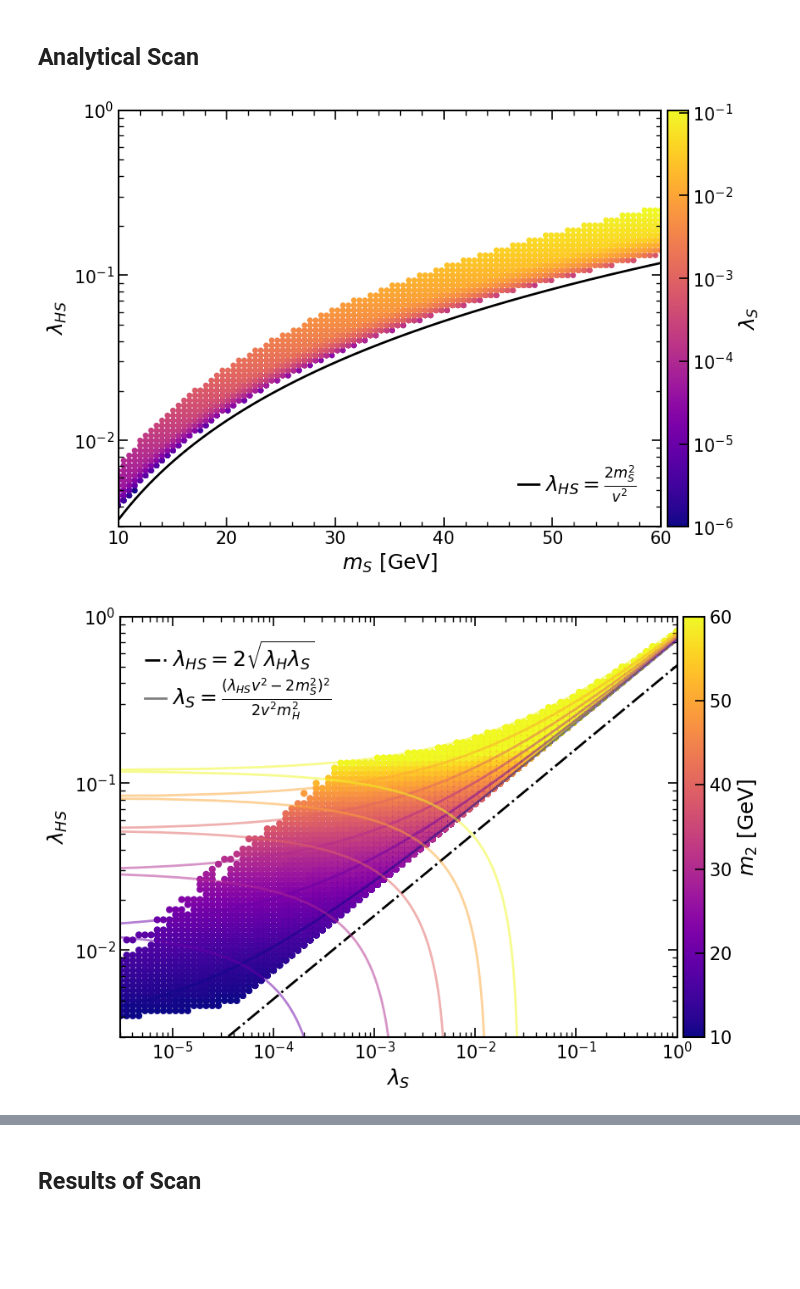
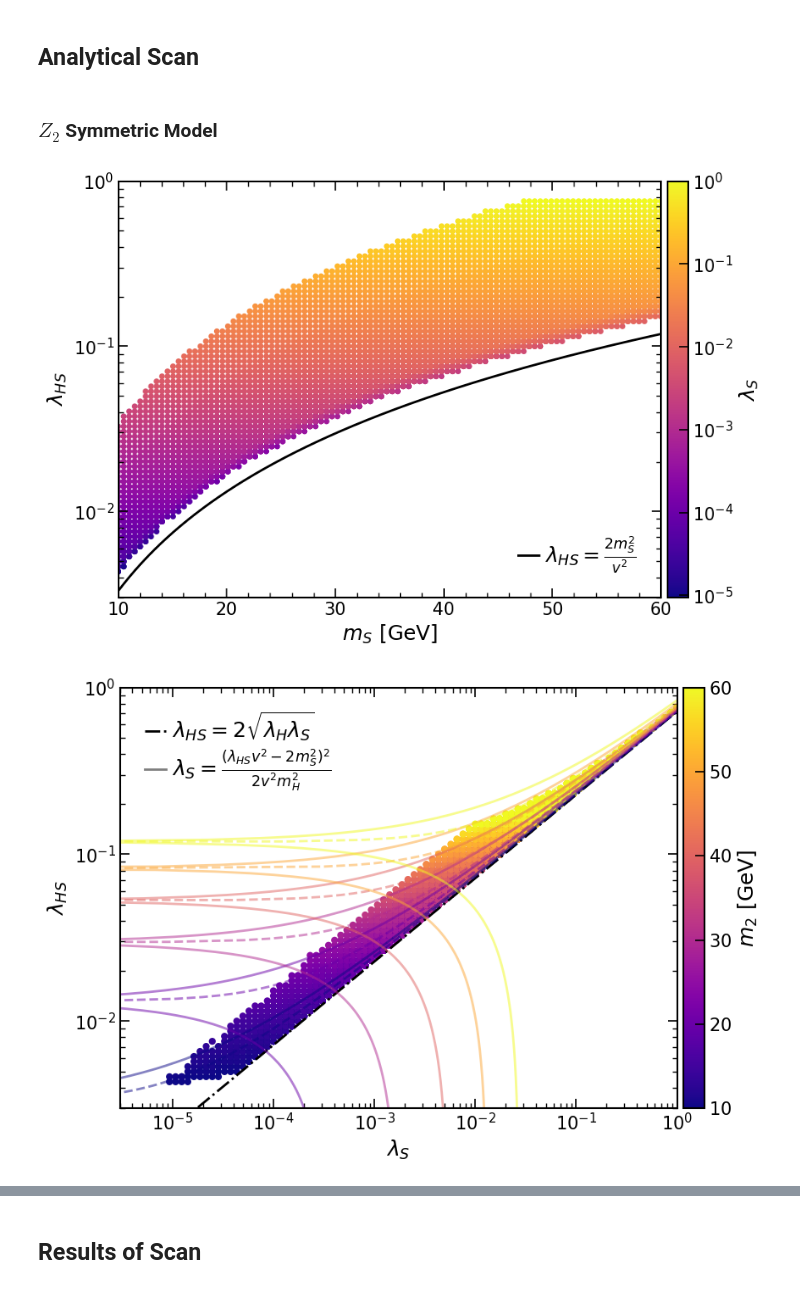
Before and after one commit to Diego-gt-phys/TFM-Repository, a Jupyter notebook: xSM_Analysis.ipynb, the cells around one changed output, grey strips where cells are left out. Saved outputs shown, nothing was run; the diff lists cells and outputs as text; code cells hidden in the pictures; blank space fills up the shorter version.

```diff
--- a/xSM_Analysis.ipynb
+++ b/xSM_Analysis.ipynb
@@ -55,12 +55,12 @@ def physical_to_lagrangian(m1, m2, theta, v, lHS, lS, mu3):
 (Specific Parameters)
 # %%
 m1  = 125.20
-m2  = 30
-th  = 0.001
+m2  = 60
+th  = 0.0
 v0  = 246.22
-lHS = 0.05
-lS  = 0.005
-mu3 = 1e-4*v0
+lHS = 0.265609
+lS  = 0.107227
+mu3 = 0*246.22
 
 params = physical_to_lagrangian(
     m1    = m1,
@@ -180,7 +180,7 @@ The EW vaccum is stable
 # %%
 # Set the values of h & s
 hmin, hmax = (-10, 300)
-smin, smax = (-550, 550)
+smin, smax = (-250, 250)
 
 # Create the Paths
 s_path  = np.linspace(smin, smax, 1000)
@@ -251,6 +251,6 @@ ax.legend(fontsize=18, frameon=True, fancybox=False, loc = "center left", bbox_t
 
 plt.title(r"Tree Level at T=0", loc='left', fontsize=20, fontweight='bold')
 plt.tight_layout()
-plt.savefig(f"Figures/Z2_{m2}_{lHS:.4f}_{lS:.4f}_TL_Contour.pdf", format="pdf", bbox_inches="tight")
+plt.savefig(f"Figures/TL_Contour.pdf", format="pdf", bbox_inches="tight")
 plt.show()
 # %% [output]
@@ -310,7 +310,7 @@ plt.show()
 # %%
 # Grid in (h, s)
 h_vals = np.linspace(-10, 300, 200)
-s_vals = np.linspace(-550, 550, 200)
+s_vals = np.linspace(-220, 250, 250)
 H, S   = np.meshgrid(h_vals, s_vals)
 X_grid = np.column_stack([H.ravel(), S.ravel()])
 V_grid = model.Vtot(X_grid, 0.0).reshape(H.shape)
@@ -360,6 +360,6 @@ ax.legend(fontsize=18, frameon=True, fancybox=False, loc = "lower right", bbox_t
 
 plt.title(r"Effective Potential at T=0", loc='left', fontsize=20, fontweight='bold')
 plt.tight_layout()
-plt.savefig(f"Figures/Z2_{m2}_{lHS:.4f}_{lS:.4f}_CW_Contour.pdf", format="pdf", bbox_inches="tight")
+plt.savefig(f"Figures/CW_Contour.pdf", format="pdf", bbox_inches="tight")
 plt.show()
 # %% [output]
@@ -427,11 +418,11 @@ Tc = 129.8523 GeV  |  xi_c = 1.32
 # %%
 # Grid in (h, s)
-h_vals = np.linspace(-10, 200, 200)
-s_vals = np.linspace(-10, 350, 200)
+h_vals = np.linspace(-5, 200, 200)
+s_vals = np.linspace(-180, 5, 200)
 H, S   = np.meshgrid(h_vals, s_vals)
 X_grid = np.column_stack([H.ravel(), S.ravel()])
 V_grid = model.Vtot(X_grid, Tc).reshape(H.shape)
-V_plot = np.clip(V_grid, np.percentile(V_grid, 0), np.percentile(V_grid, 90))
+V_plot = np.clip(V_grid, np.percentile(V_grid, 0), np.percentile(V_grid, 70))
 V_shifted = V_plot - model.Vtot(np.array([[0.0, 0.0]]), Tc)
 
 norm = Normalize(vmin=V_shifted.min(), vmax=V_shifted.max())
@@ -474,17 +465,17 @@ for spine in cbar.ax.spines.values():
 cbar.ax.tick_params(axis='both', which='major', direction='in',
                length=8, width=1.2, labelsize=15)
 
-ax.legend(fontsize=18, frameon=True, fancybox=False, loc = "lower left", bbox_to_anchor=(0.01, 0.01),
+ax.legend(fontsize=18, frameon=True, fancybox=False, loc = "lower right", bbox_to_anchor=(0.99, 0.01),
           ncol = 1, edgecolor="black", framealpha=0.65, labelspacing=0.2, handletextpad=0.3, handlelength=1, columnspacing=1)
 
 annotation = (rf"$T_c   = {Tc:.2f} \, \mathrm{{GeV}}$"
               "\n"rf"$T_n = {Tn:.2f}\, \mathrm{{GeV}}$"
               "\n"rf"$\xi_c = {xi_c:.2f}$")
-ax.text(0.96, 0.95, annotation,transform=ax.transAxes,fontsize=18,verticalalignment='top',horizontalalignment='right',
+ax.text(0.05, 0.95, annotation,transform=ax.transAxes,fontsize=18,verticalalignment='top',horizontalalignment='left',
        bbox=dict(facecolor='white', edgecolor='black', alpha=0.65))
 
 plt.title(rf"Effective Potential at {Tc:.2f} GeV", loc='left', fontsize=20, fontweight='bold')
 plt.tight_layout()
-plt.savefig(f"Figures/Z2_{m2}_{lHS:.4f}_{lS:.4f}_Tc_Contour.pdf", format="pdf", bbox_inches="tight")
+plt.savefig(f"Figures/Tc_Contour.pdf", format="pdf", bbox_inches="tight")
 plt.show()
 # %% [output]
@@ -605,5 +483,7 @@ m1: 125.2
 # %% [markdown]
 ## Analytical Scan
+# %% [markdown]
+### $Z_2$ Symmetric Model
 # %%
 # Fixed Inputs
 m1, v   = 125.2, 246.22
@@ -655,7 +535,7 @@ results = dict(
 
 results_df = pd.DataFrame(results)
 # %%
-df = results_df[(results_df.xic>1)&(results_df.Tc>100)]
+df = results_df[(results_df.xic>1)&(results_df.lS>(results_df.lHS*(results_df.lHS*v**2-2*results_df.m2**2))/(2*m1**2))]
 
 # lHS curve
 mS = np.linspace(0,70, 500)
@@ -687,36 +567,36 @@ for spine in ax.spines.values():
 
 ax.tick_params(axis='both', which='major', direction='in',
                length=8, width=1.2, labelsize=15, top=True, right=True)
 ax.tick_params(axis='both', which='minor', direction='in',
                length=4, width=1, labelsize=15, top=True, right=True)
 ax.minorticks_on()
 
 cbar = fig.colorbar(sm, ax=ax, pad=0.01)
 cbar.set_label(r'$\lambda_S$', fontsize=18)
 cbar.ax.tick_params(labelsize=15)
 
 # Log-scale colorbar ticks
 cbar.ax.yaxis.set_major_locator(LogLocator(base=10))
 cbar.ax.yaxis.set_major_formatter(LogFormatterSciNotation())
 cbar.ax.yaxis.set_minor_locator(LogLocator(base=10, subs=np.arange(2, 10)*0.1))
 
 for spine in cbar.ax.spines.values():
     spine.set_linewidth(1.5)
 cbar.ax.tick_params(axis='both', which='major', direction='in',
                length=8, width=1.2, labelsize=15)
 cbar.ax.minorticks_off()
 
 plt.legend(fontsize=18, frameon=True, fancybox=False, loc = "lower right", bbox_to_anchor=(0.99, 0.01),
                ncol = 1, edgecolor="black", framealpha=0, labelspacing=0.2, handletextpad=0.3, handlelength=1, columnspacing=1)
 
 #plt.title(r"$\mathbb{Z}_2$ limit. $\exists T_n$", loc='left', fontsize=20)
 plt.tight_layout()
 plt.savefig("Figures/Analytic_m2-lHS.pdf", format="pdf", bbox_inches="tight")
 plt.show()
 # %% [output]
-[figure, old version]
+[figure, new version]
 # %%
-df = results_df[(results_df.xic>1)]
+df = results_df[(results_df.xic>1)&(results_df.lS>(results_df.lHS*(results_df.lHS*v**2-2*results_df.m2**2))/(2*m1**2))]
 
 cmap = plt.cm.plasma
 norm = Normalize(vmin=df['m2'].min(), vmax=df['m2'].max())
@@ -733,15 +613,20 @@ lH = 0.5*m1**2/v0**2
 def lS_min(lHS, m2):
     return (lHS * v0**2 - 2 * m2**2)**2 / (2 * v0**2 * m1**2)
 
+def lS_JM(lHS, m2):
+    return (lHS * (lHS*v0**2 - 2 * m2**2)) / (2 * m1**2)
+
 lHS_vals = np.geomspace(1e-3, 1e0, 300)
-LSCrit   = lHS_vals**2/(2*lH)
+LSCrit   = lHS_vals**2/(4*lH)
 ax.plot(LSCrit, lHS_vals, c='k', lw=2, ls='-.')
 
 m2_lines = [10, 20, 30, 40, 50, 60]
 
 for m2_i in m2_lines:
     lS_curve = lS_min(lHS_vals, m2_i)
+    lSJM_curve = lS_JM(lHS_vals, m2_i)
     ax.plot(lS_curve, lHS_vals, color=cmap(norm(m2_i)), alpha=0.5, linewidth=2)
+    ax.plot(lSJM_curve, lHS_vals, color=cmap(norm(m2_i)), alpha=0.5, linewidth=2, ls='--')
 
 sc = ax.scatter(df['lS'], df['lHS'], c=df['m2'], cmap=cmap, norm=norm,
                  s=35, alpha=1, edgecolors='None')
@@ -791,5 +676,5 @@ plt.tight_layout()
 plt.savefig("Figures/Analytic_lS-lHS.pdf", format="pdf", bbox_inches="tight")
 plt.show()
 # %% [output]
-[figure, old version]
+[figure, new version]
 # %%
```
Also changed, not shown: parts of 27 cells of this notebook.
